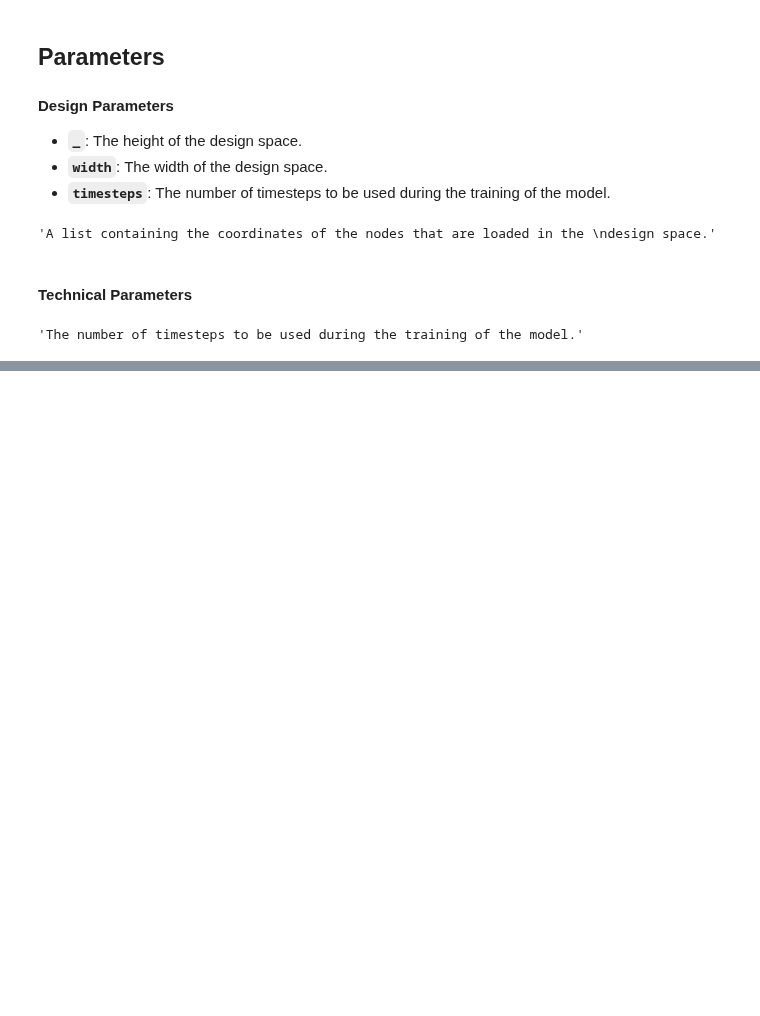
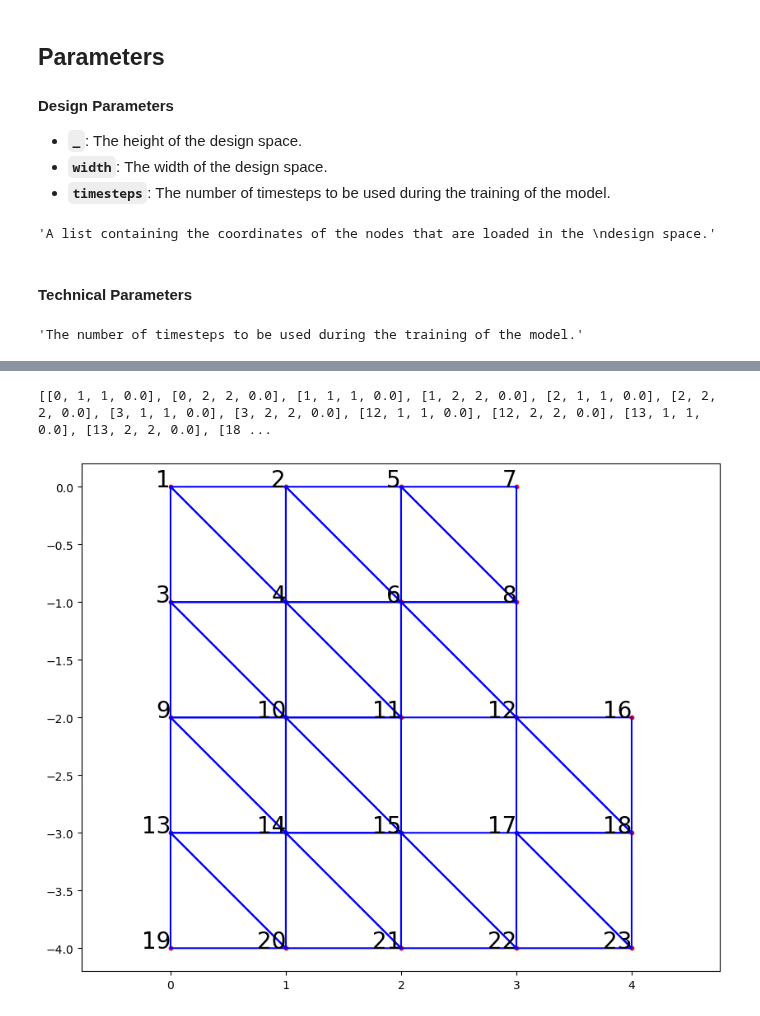
Before and after one commit to adrian0850/topology_optimization_RL_BA, a Jupyter notebook: src/from scratch V3.ipynb, the cells around one changed output, grey strips where cells are left out. Saved outputs shown, nothing was run; the diff lists cells and outputs as text; code cells hidden in the pictures; blank space fills up the shorter version.

Commit message:
Changed the code to work with all types of dimensions

```diff
--- a/src/from scratch V3.ipynb
+++ b/src/from scratch V3.ipynb
@@ -34,9 +37,9 @@ import tensorflow as tf
 - **`width`**: The width of the design space.
 - **`timesteps`**: The number of timesteps to be used during the training of the model.
 # %%
-HEIGHT = 5
+HEIGHT = 4
 """The height of the design space."""
-WIDTH = 10
+WIDTH = 4
 """The width of the design space."""
 bound_nodes_list = [(0, 0), (HEIGHT-1, 0)]
 """A list containing the coordinates of the nodes that are bound in the
@@ -667,0 +750,74 @@ print(reward_function(smax, emax, avg_u1, avg_u2, element_count, average_stress,
+# %%
+# Constants for the dimensions
+DESIGN = 0
+BOUND = 1
+LOADED_X = 2
+LOADED_Y = 3
+
+height = HEIGHT
+width = WIDTH
+
+# Initialize the design_space as a 3D matrix
+design_space = np.zeros((4, height, width))
+
+design_space2= np.zeros((4, height, width))
+design_space3= np.zeros((4, height, width))
+design_space4= np.zeros((4, height, width))
+# Example design matrix
+design_matrix = build_truss_design()
+
+half_matrix = build_half_design_matrix()
+
+full_matrix = np.ones((height, width))
+
+bad_design = build_bad_design_matrix()
+
+
+
+# Assign the design matrix to the design_space
+design_space[DESIGN, :, :] = design_matrix
+design_space2[DESIGN, :, :] = half_matrix
+design_space3[DESIGN, :, :] = full_matrix
+design_space4[DESIGN, :, :] = bad_design
+# Example boundary conditions
+design_space[BOUND, 0, 0] = 3
+design_space[BOUND, -1, 0] = 3
+#design_space[BOUND, -1, -1] = 1
+
+design_space2[BOUND, :, :] = design_space[BOUND, :, :]
+design_space3[BOUND, :, :] = design_space[BOUND, :, :]
+design_space4[BOUND, :, :] = design_space[BOUND, :, :]
+
+# Example loaded elements
+
+design_space[LOADED_Y, -1, -1] = -1
+
+design_space2[LOADED_Y, -1, -1] = -1
+design_space3[LOADED_Y, -1, -1] = -1
+design_space4[LOADED_Y, -1, -1] = -1
+
+#print(design_space)
+
+#print(extract_fem_data(design_space))
+
+a,b,c, d = extract_fem_data(design_space)
+print(c, d)
+plot_mesh(a, b)
+smax, emax, avg_u1, avg_u2, element_count, average_stress, average_strain, max_displacement_1, max_displacement_2 = FEM(a, b, c, d)
+print(reward_function(smax, emax, avg_u1, avg_u2, element_count, average_stress, max_displacement_1, max_displacement_2))
+
+
+a,b,c, d = extract_fem_data(design_space2)
+smax, emax, avg_u1, avg_u2, element_count, average_stress, average_strain, max_displacement_1, max_displacement_2 = FEM(a, b, c, d)
+print(reward_function(smax, emax, avg_u1, avg_u2, element_count, average_stress, max_displacement_1, max_displacement_2))
+
+a,b,c, d = extract_fem_data(design_space3)
+smax, emax, avg_u1, avg_u2, element_count, average_stress, average_strain, max_displacement_1, max_displacement_2 = FEM(a, b, c, d)
+print(reward_function(smax, emax, avg_u1, avg_u2, element_count, average_stress, max_displacement_1, max_displacement_2))
+
+a,b,c, d = extract_fem_data(design_space4)
+smax, emax, avg_u1, avg_u2, element_count, average_stress, average_strain, max_displacement_1, max_displacement_2 = FEM(a, b, c, d)
+print(reward_function(smax, emax, avg_u1, avg_u2, element_count, average_stress, max_displacement_1, max_displacement_2))
+# %% [output]
+[[0, 1, 1, 0.0], [0, 2, 2, 0.0], [1, 1, 1, 0.0], [1, 2, 2, 0.0], [2, 1, 1, 0.0], [2, 2, 2, 0.0], [3, 1, 1, 0.0], [3, 2, 2, 0.0], [12, 1, 1, 0.0], [12, 2, 2, 0.0], [13, 1, 1, 0.0], [13, 2, 2, 0.0], [18 ...
+[figure, added]
```
Also changed, not shown: parts of 13 cells of this notebook, 2 other files.
